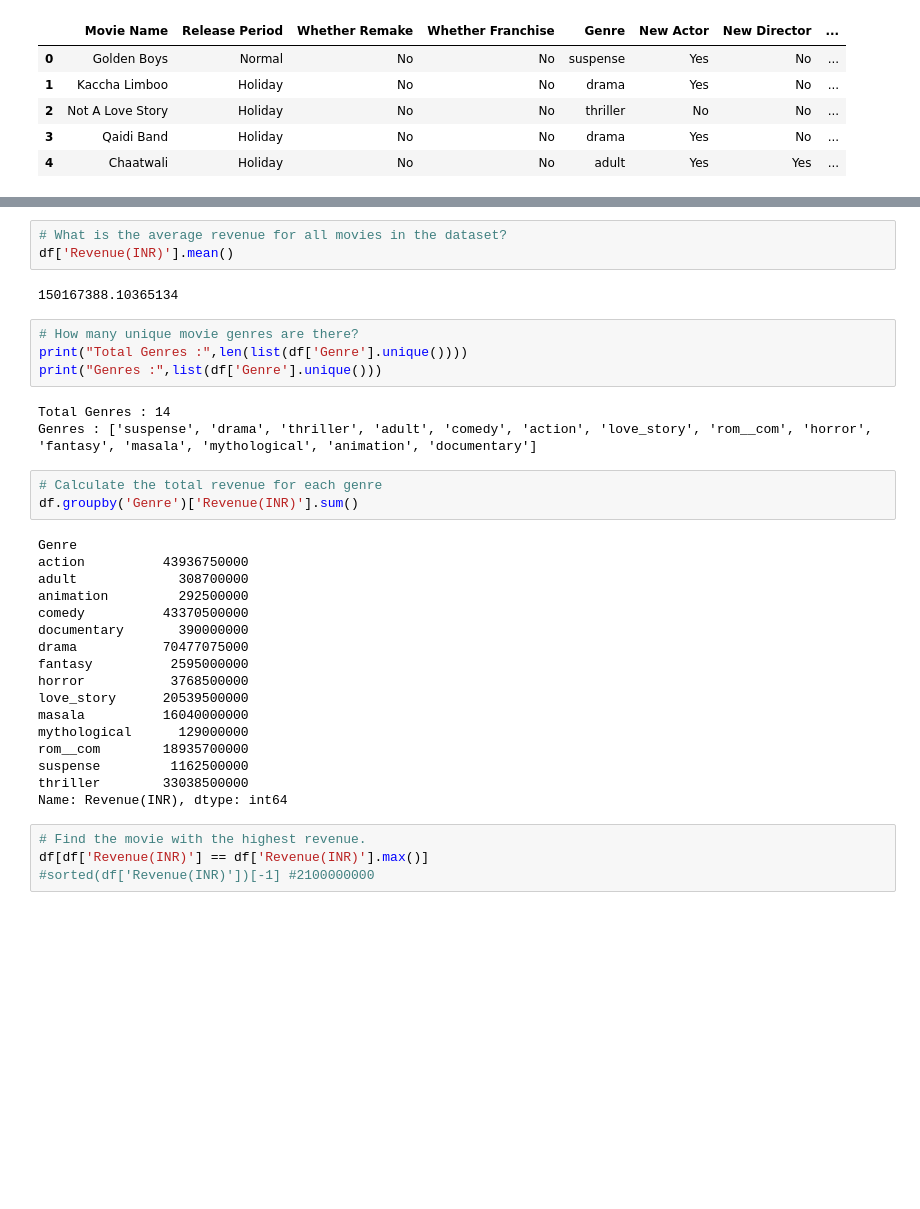
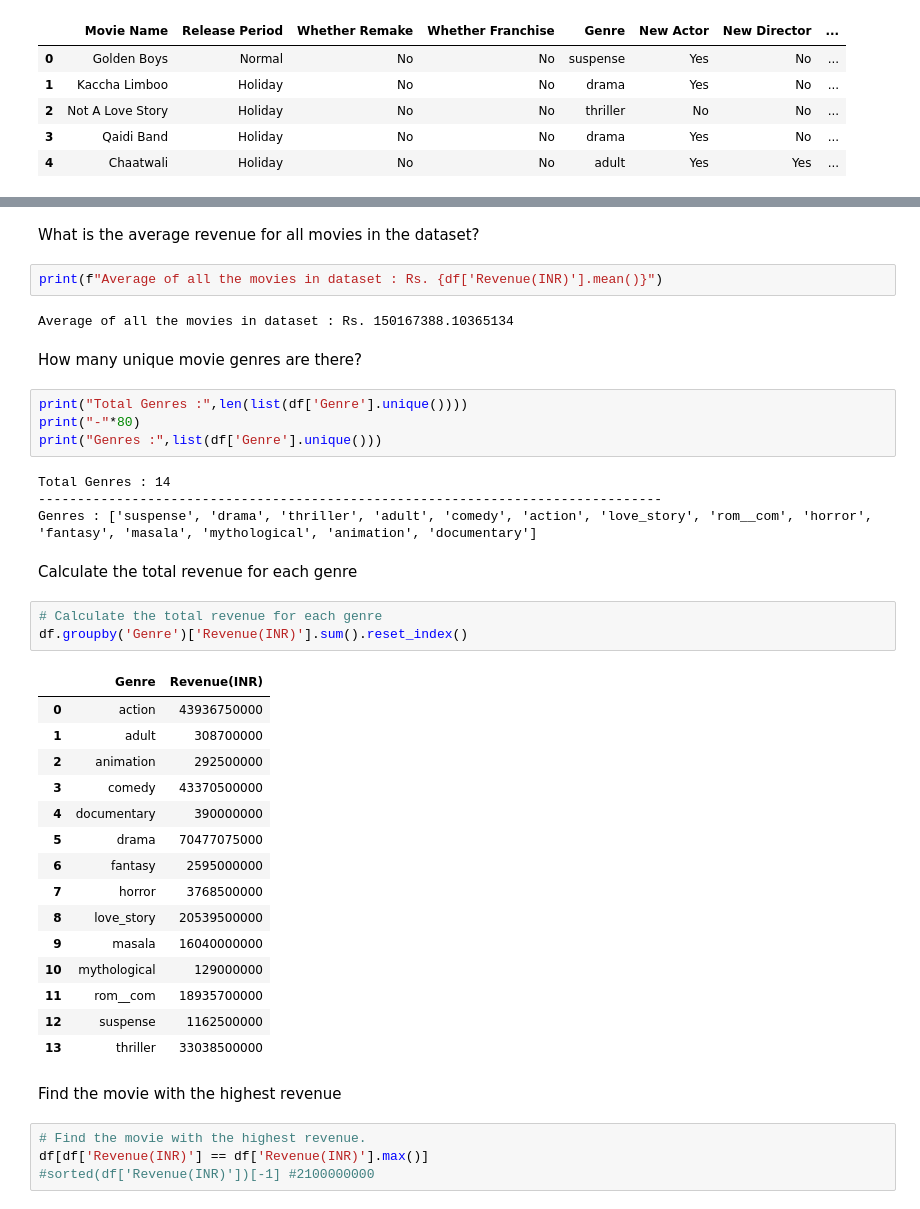
Before and after one commit to rahulbhoyar1995/Kaggle-Data-Analysis-Projects, a Jupyter notebook: bollywood-movies-dataset-analysis.ipynb, the cells around one changed output, grey strips where cells are left out. Drawn from its saved outputs; the diff is of its cells as text; blank space fills up the shorter version.

```diff
--- a/bollywood-movies-dataset-analysis.ipynb
+++ b/bollywood-movies-dataset-analysis.ipynb
@@ -48,35 +37,42 @@ list(df.columns)
+# %% [markdown]
+What is the average revenue for all movies in the dataset?
 # %%
-# What is the average revenue for all movies in the dataset?
-df['Revenue(INR)'].mean()
+print(f"Average of all the movies in dataset : Rs. {df['Revenue(INR)'].mean()}")
 # %% [output]
-150167388.10365134
+Average of all the movies in dataset : Rs. 150167388.10365134
+# %% [markdown]
+How many unique movie genres are there?
 # %%
-# How many unique movie genres are there?
 print("Total Genres :",len(list(df['Genre'].unique())))
+print("-"*80)
 print("Genres :",list(df['Genre'].unique()))
 # %% [output]
 Total Genres : 14
+--------------------------------------------------------------------------------
 Genres : ['suspense', 'drama', 'thriller', 'adult', 'comedy', 'action', 'love_story', 'rom__com', 'horror', 'fantasy', 'masala', 'mythological', 'animation', 'documentary']
+# %% [markdown]
+Calculate the total revenue for each genre
 # %%
 # Calculate the total revenue for each genre
-df.groupby('Genre')['Revenue(INR)'].sum()
+df.groupby('Genre')['Revenue(INR)'].sum().reset_index()
 # %% [output]
-Genre
-action          43936750000
-adult             308700000
-animation         292500000
-comedy          43370500000
-documentary       390000000
-drama           70477075000
-fantasy          2595000000
-horror           3768500000
-love_story      20539500000
-masala          16040000000
-mythological      129000000
-rom__com        18935700000
-suspense         1162500000
-thriller        33038500000
-Name: Revenue(INR), dtype: int64
+|  | Genre | Revenue(INR) |
+| 0 | action | 43936750000 |
+| 1 | adult | 308700000 |
+| 2 | animation | 292500000 |
+| 3 | comedy | 43370500000 |
+| 4 | documentary | 390000000 |
+| 5 | drama | 70477075000 |
+| 6 | fantasy | 2595000000 |
+| 7 | horror | 3768500000 |
+| 8 | love_story | 20539500000 |
+| 9 | masala | 16040000000 |
+| 10 | mythological | 129000000 |
+| 11 | rom__com | 18935700000 |
+| 12 | suspense | 1162500000 |
+| 13 | thriller | 33038500000 |
+# %% [markdown]
+Find the movie with the highest revenue
 # %%
 # Find the movie with the highest revenue.
 df[df['Revenue(INR)'] == df['Revenue(INR)'].max()]
```
Also changed, not shown: parts of 21 cells of this notebook.
